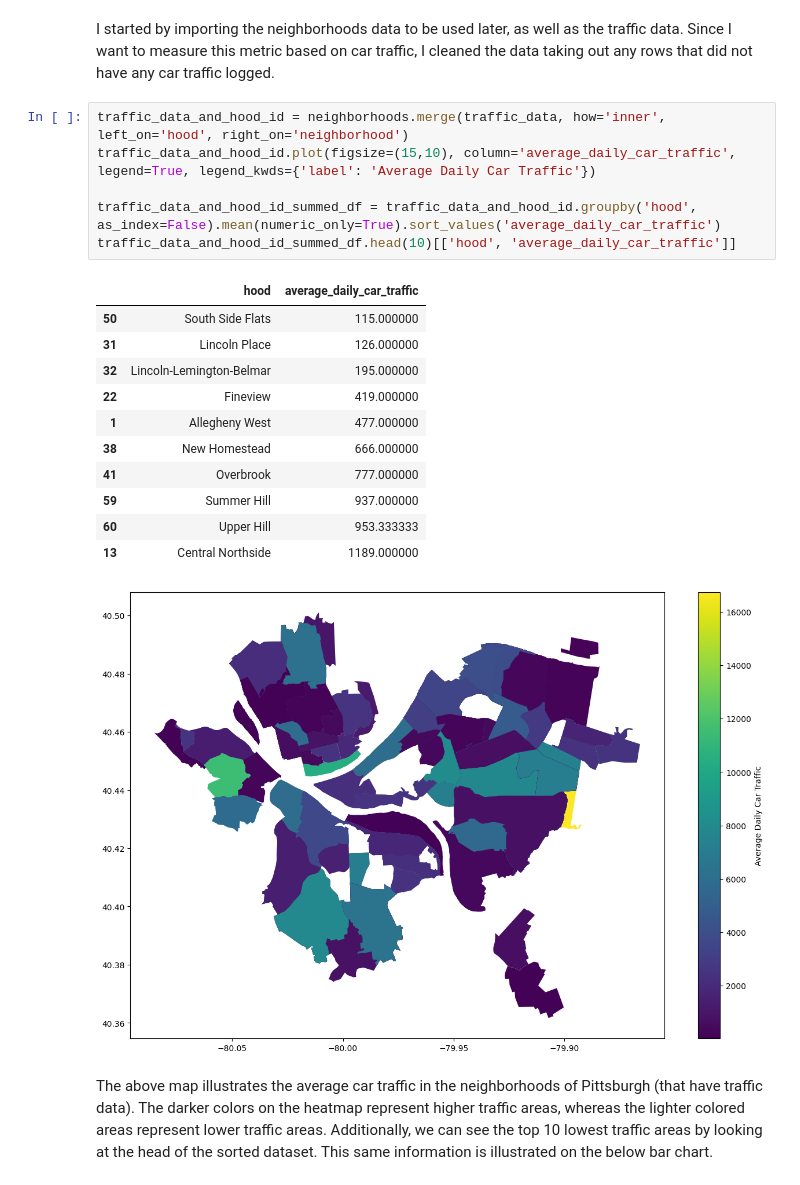
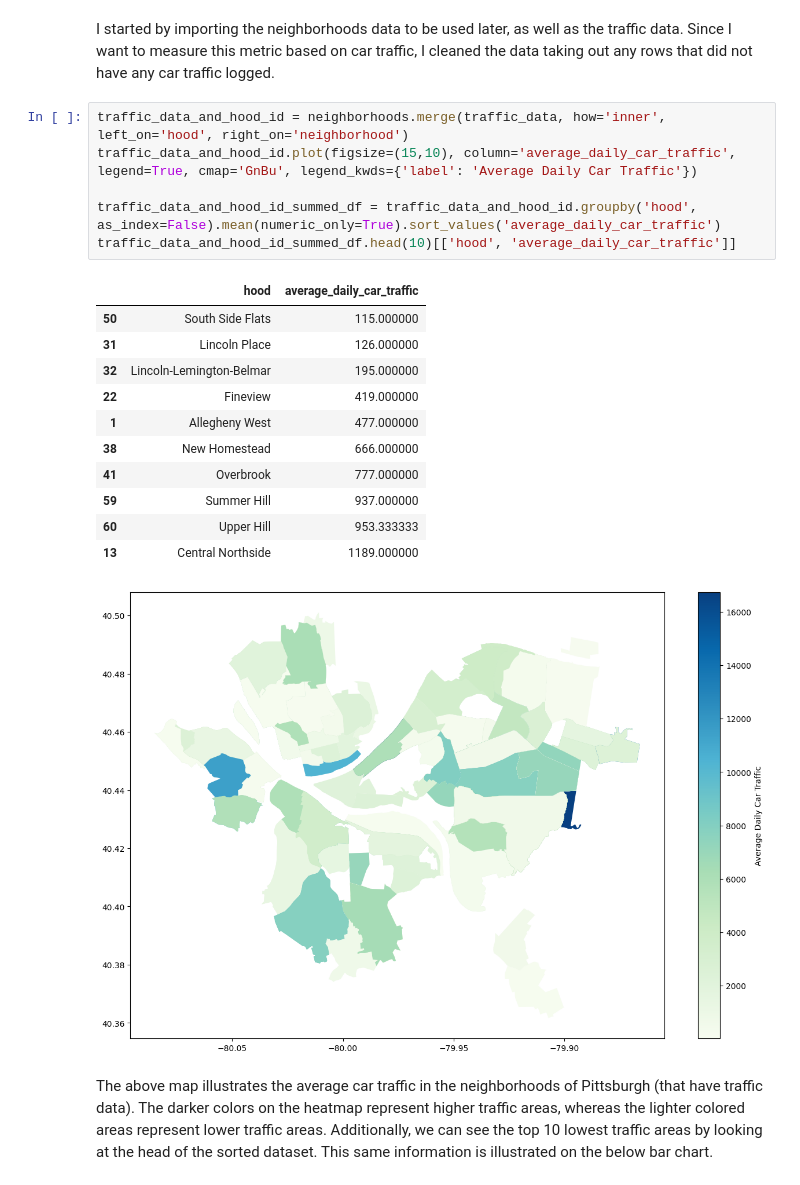
Before and after one commit to michaelbartlett17/CMPINF0010-Final-Project, a Jupyter notebook: mab650-notebook-traffic-count.ipynb, the cells around one changed output. Saved outputs shown, nothing was run; the diff lists cells and outputs as text.

Commit message:
fixed shading color on traffic count map.

```diff
--- a/mab650-notebook-traffic-count.ipynb
+++ b/mab650-notebook-traffic-count.ipynb
@@ -43,23 +43,23 @@ traffic_data
 I started by importing the neighborhoods data to be used later, as well as the traffic data. Since I want to measure this metric based on car traffic, I cleaned the data taking out any rows that did not have any car traffic logged.
 # %%
 traffic_data_and_hood_id = neighborhoods.merge(traffic_data, how='inner', left_on='hood', right_on='neighborhood')
-traffic_data_and_hood_id.plot(figsize=(15,10), column='average_daily_car_traffic', legend=True, legend_kwds={'label': 'Average Daily Car Traffic'})
+traffic_data_and_hood_id.plot(figsize=(15,10), column='average_daily_car_traffic', legend=True, cmap='GnBu', legend_kwds={'label': 'Average Daily Car Traffic'})
 
 traffic_data_and_hood_id_summed_df = traffic_data_and_hood_id.groupby('hood', as_index=False).mean(numeric_only=True).sort_values('average_daily_car_traffic')
 traffic_data_and_hood_id_summed_df.head(10)[['hood', 'average_daily_car_traffic']]
 # %% [output]
 |  | hood | average_daily_car_traffic |
 | 50 | South Side Flats | 115.000000 |
 | 31 | Lincoln Place | 126.000000 |
 | 32 | Lincoln-Lemington-Belmar | 195.000000 |
 | 22 | Fineview | 419.000000 |
 | 1 | Allegheny West | 477.000000 |
 | 38 | New Homestead | 666.000000 |
 | 41 | Overbrook | 777.000000 |
 | 59 | Summer Hill | 937.000000 |
 | 60 | Upper Hill | 953.333333 |
 | 13 | Central Northside | 1189.000000 |
-[figure, old version]
+[figure, new version]
 # %% [markdown]
 The above map illustrates the average car traffic in the neighborhoods of Pittsburgh (that have traffic data). The darker colors on the heatmap represent higher traffic areas, whereas the lighter colored areas represent lower traffic areas. Additionally, we can see the top 10 lowest traffic areas by looking at the head of the sorted dataset. This same information is illustrated on the below bar chart.
 # %%
```
